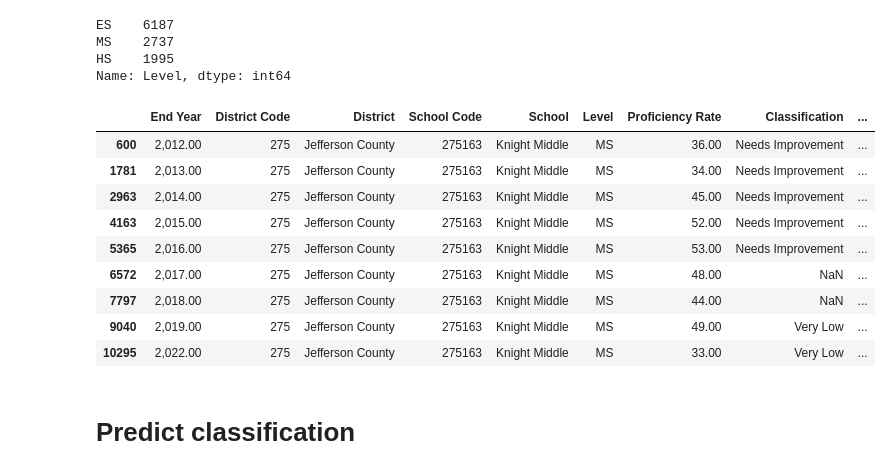
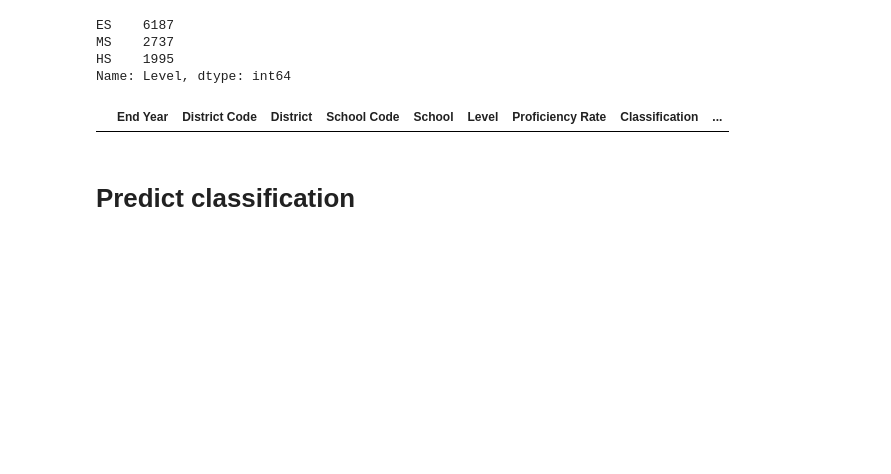
Before and after one commit to rosehelfrich/kyPublicSchools, a Jupyter notebook: Predict_Classification,_and_Highly_Impacted_Schools.ipynb, the cells around one changed output. Drawn from its saved outputs; the diff is of its cells as text; code cells hidden in the pictures; blank space fills up the shorter version.

```diff
--- a/Predict_Classification,_and_Highly_Impacted_Schools.ipynb
+++ b/Predict_Classification,_and_Highly_Impacted_Schools.ipynb
@@ -38,6 +38,8 @@ df_scores = df_scores[reordered_columns]
 # Merge into one df
 df = pd.merge(df_scores, ky_spending_df, on=['End Year', 'School Code', 'Level'], how='left')
 
+
 # Sort df & Reset index
-df.sort_values(by=['End Year','District','School'], inplace=True)
+df.dropna(subset=['End Year'], inplace=True)
+df.sort_values(by=['End Year', 'District', 'School Code'], inplace=True)
 df.reset_index(drop=True, inplace=True)
@@ -95,18 +153,9 @@ MS    2737
 HS    1995
 Name: Level, dtype: int64
 # %%
-df[df['School'].str.contains("Knight Middle")]
+df[df['School'].str.contains("Newcomer")]
 # %% [output]
 |  | End Year | District Code | District | School Code | School | Level | Proficiency Rate | Classification | ... |
-| 600 | 2,012.00 | 275 | Jefferson County | 275163 | Knight Middle | MS | 36.00 | Needs Improvement | ... |
-| 1781 | 2,013.00 | 275 | Jefferson County | 275163 | Knight Middle | MS | 34.00 | Needs Improvement | ... |
-| 2963 | 2,014.00 | 275 | Jefferson County | 275163 | Knight Middle | MS | 45.00 | Needs Improvement | ... |
-| 4163 | 2,015.00 | 275 | Jefferson County | 275163 | Knight Middle | MS | 52.00 | Needs Improvement | ... |
-| 5365 | 2,016.00 | 275 | Jefferson County | 275163 | Knight Middle | MS | 53.00 | Needs Improvement | ... |
-| 6572 | 2,017.00 | 275 | Jefferson County | 275163 | Knight Middle | MS | 48.00 | NaN | ... |
-| 7797 | 2,018.00 | 275 | Jefferson County | 275163 | Knight Middle | MS | 44.00 | NaN | ... |
-| 9040 | 2,019.00 | 275 | Jefferson County | 275163 | Knight Middle | MS | 49.00 | Very Low | ... |
-| 10295 | 2,022.00 | 275 | Jefferson County | 275163 | Knight Middle | MS | 33.00 | Very Low | ... |
 # %% [markdown]
 # Predict classification
 # %%
```
Also changed, not shown: parts of 42 cells of this notebook.
